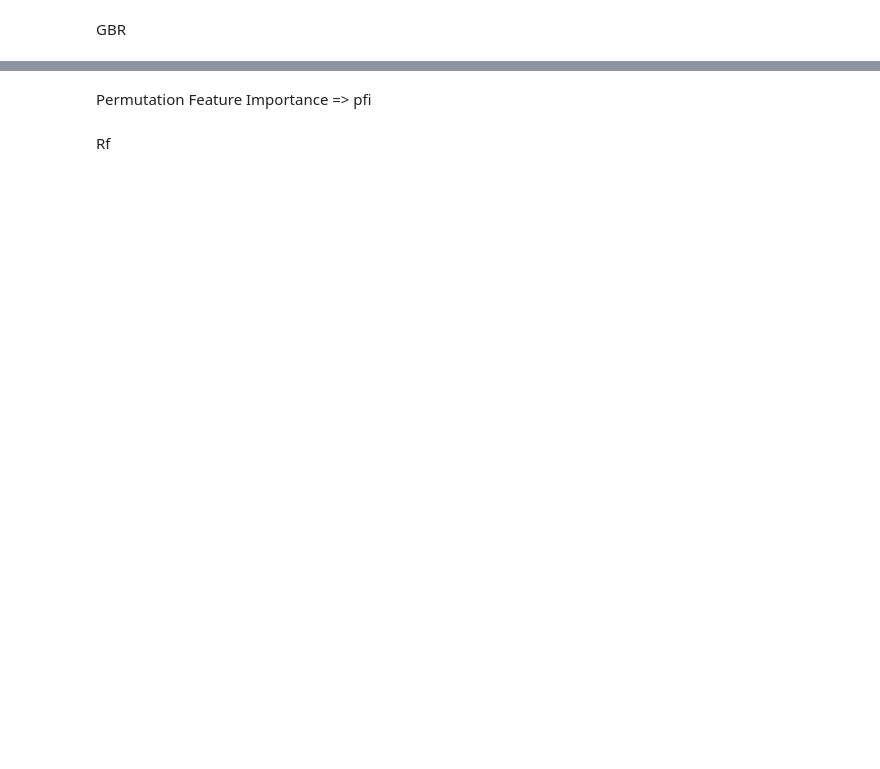
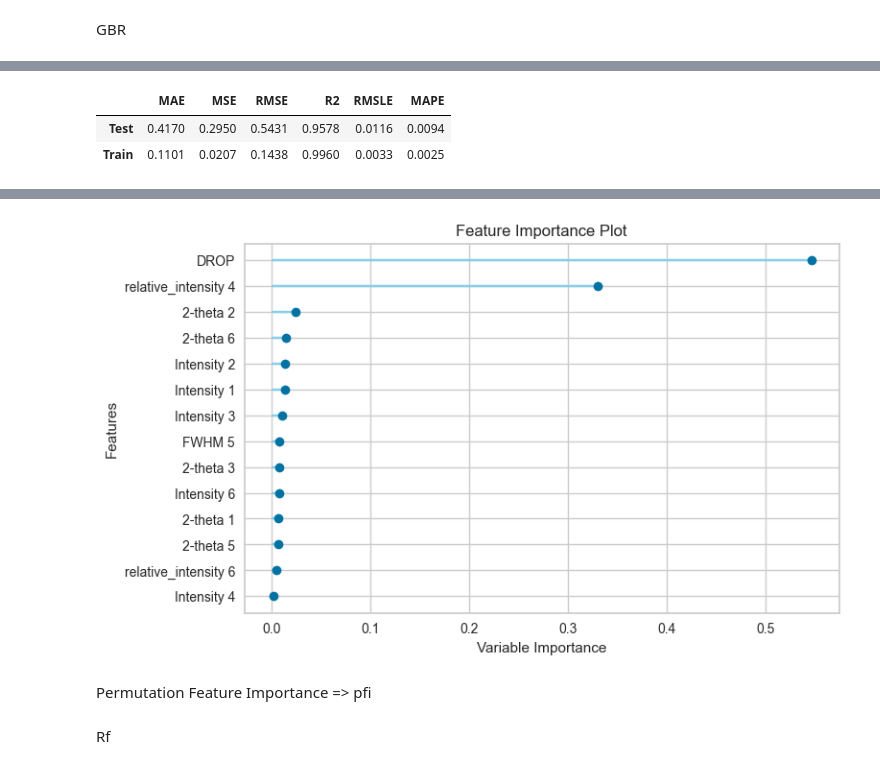
Before and after one commit to mmortazavi/ml_demystified, a Jupyter notebook: projects/solarcell/xrd/nezamloo/FF_target_Pycaret.ipynb, the cells around one changed output, grey strips where cells are left out. Cells and saved outputs as stored; diff of their text form; code cells hidden in the pictures; blank space fills up the shorter version.

```diff
--- a/projects/solarcell/xrd/nezamloo/FF_target_Pycaret.ipynb
+++ b/projects/solarcell/xrd/nezamloo/FF_target_Pycaret.ipynb
@@ -37,4 +186,6 @@ best = compare_models(cross_validation=False)
 GBR
 # %%
 gbr=create_model('gbr',cross_validation = False, return_train_score=True)
-evaluate_model(gbr)
+#evaluate_model(gbr)
+plot_model(gbr, plot = 'feature_all')
+# %% [output]
@@ -40,0 +193,3 @@ evaluate_model(gbr)
+|  | MAE | MSE | RMSE | R2 | RMSLE | MAPE |
+| Test | 0.4170 | 0.2950 | 0.5431 | 0.9578 | 0.0116 | 0.0094 |
+| Train | 0.1101 | 0.0207 | 0.1438 | 0.9960 | 0.0033 | 0.0025 |
@@ -40,0 +198 @@ evaluate_model(gbr)
+[figure, added]
```
Also changed, not shown: parts of 19 cells of this notebook.
